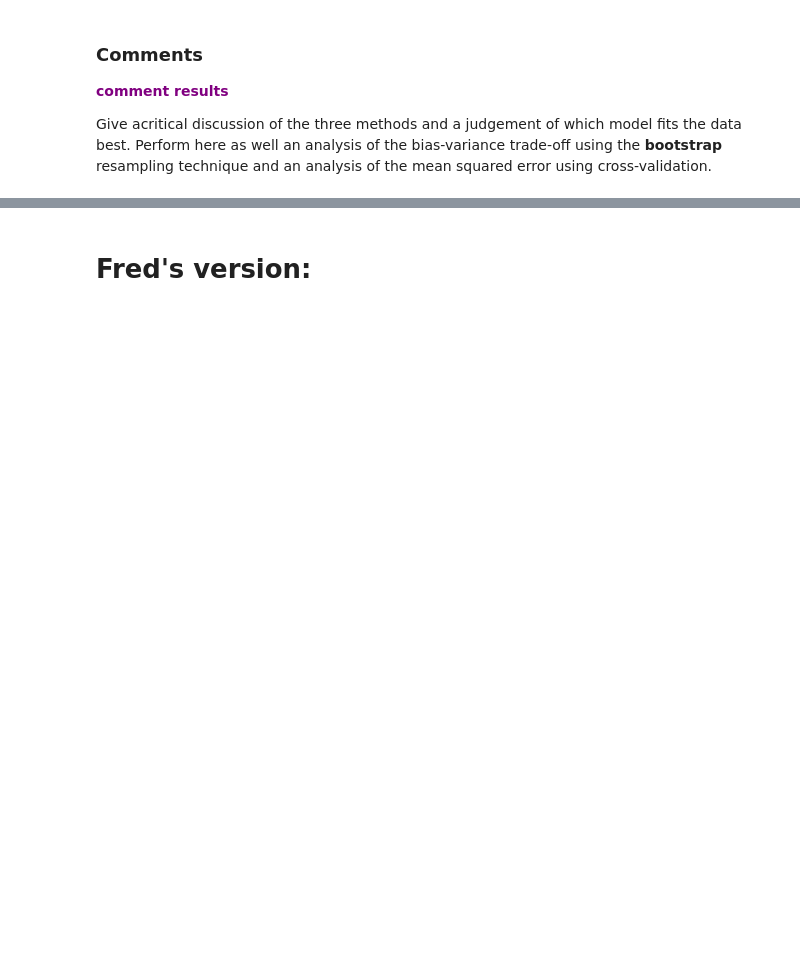
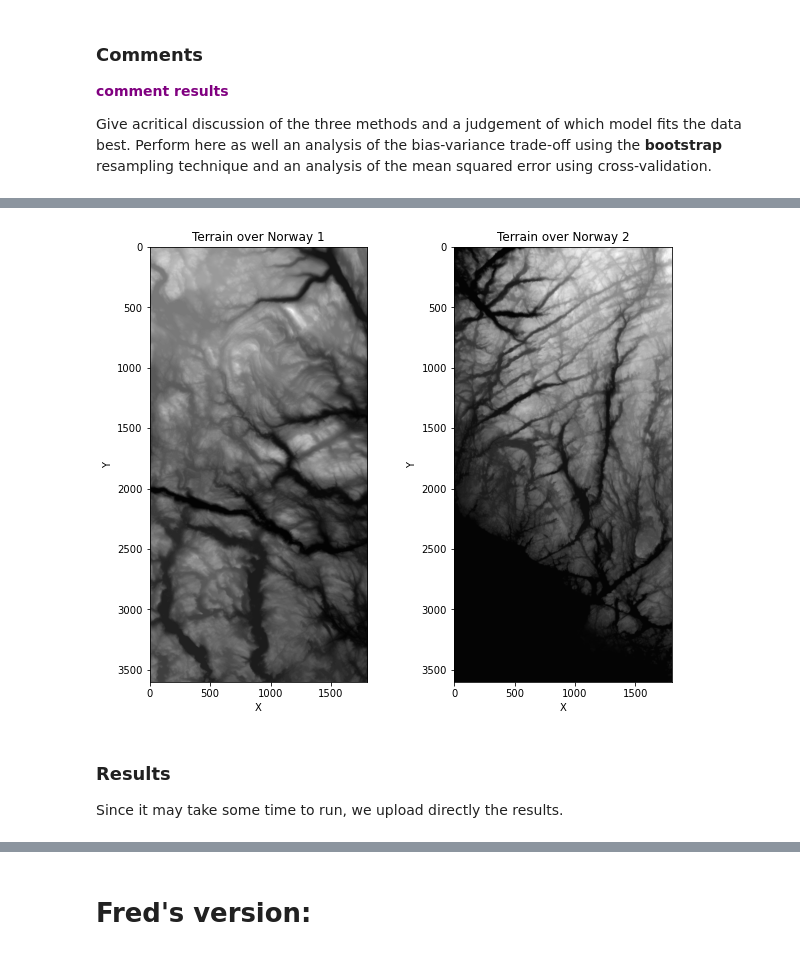
Before and after one commit to fridtjrg/FYS-STK4155, a Jupyter notebook: projects/reports/Project1_delivery.ipynb, the cells around one changed output, grey strips where cells are left out. Cells and saved outputs as stored; diff of their text form; code cells hidden in the pictures; blank space fills up the shorter version.

```diff
--- a/projects/reports/Project1_delivery.ipynb
+++ b/projects/reports/Project1_delivery.ipynb
@@ -500 +507,23 @@ Since it may take some time to run, we upload directly the results.
+# %%
+from imageio import imread
+import matplotlib.pyplot as plt
+from matplotlib import cm
+
+fig, ax = plt.subplots(1,2,figsize=(10,8))
+
+for i in range(2):
+    # Load the terrain
+    terrain1 = imread('Proj1_DataFiles/SRTM_data_Norway_'+str(i+1)+'.tif')
+    # Show the terrain
+    ax[i].set_title('Terrain over Norway '+str(i+1))
+    ax[i].imshow(terrain1, cmap='gray')
+    ax[i].set_xlabel('X')
+    ax[i].set_ylabel('Y')
+
+plt.show()
+# %% [output]
+[figure, added]
+# %% [markdown]
+### Results
+Since it may take some time to run, we upload directly the results.
 # %%
```
Also changed, not shown: parts of 17 cells of this notebook, 22 other files.
